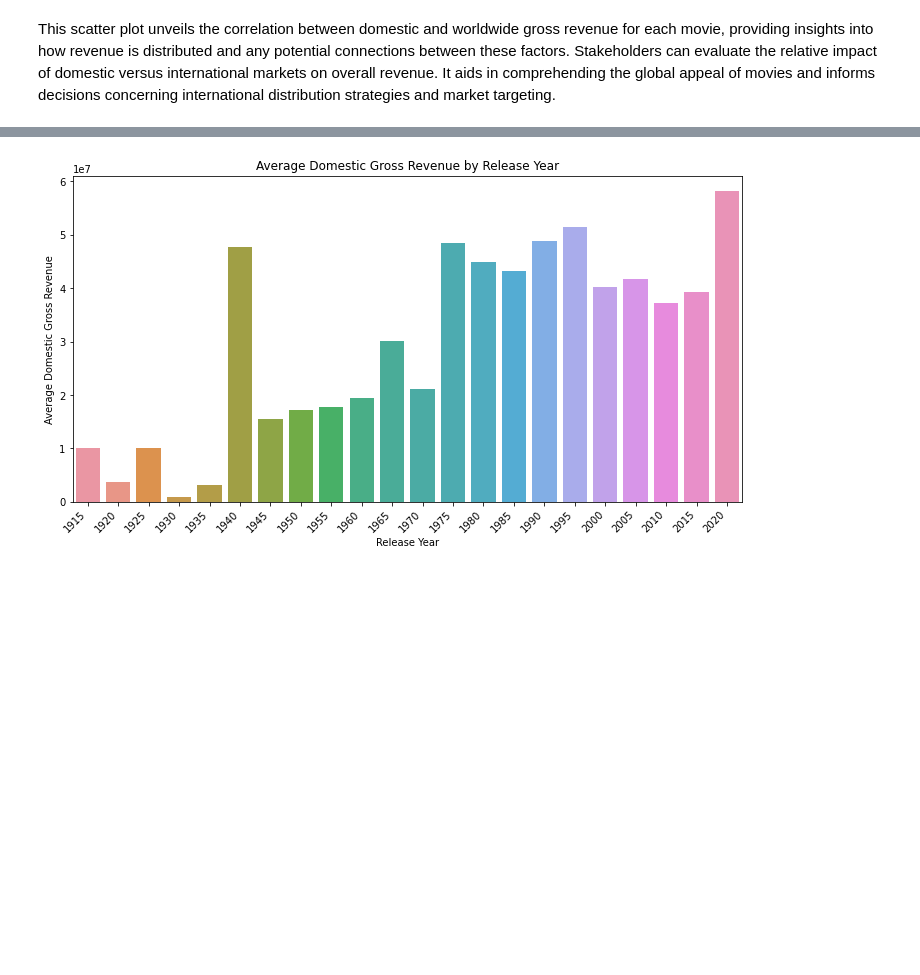
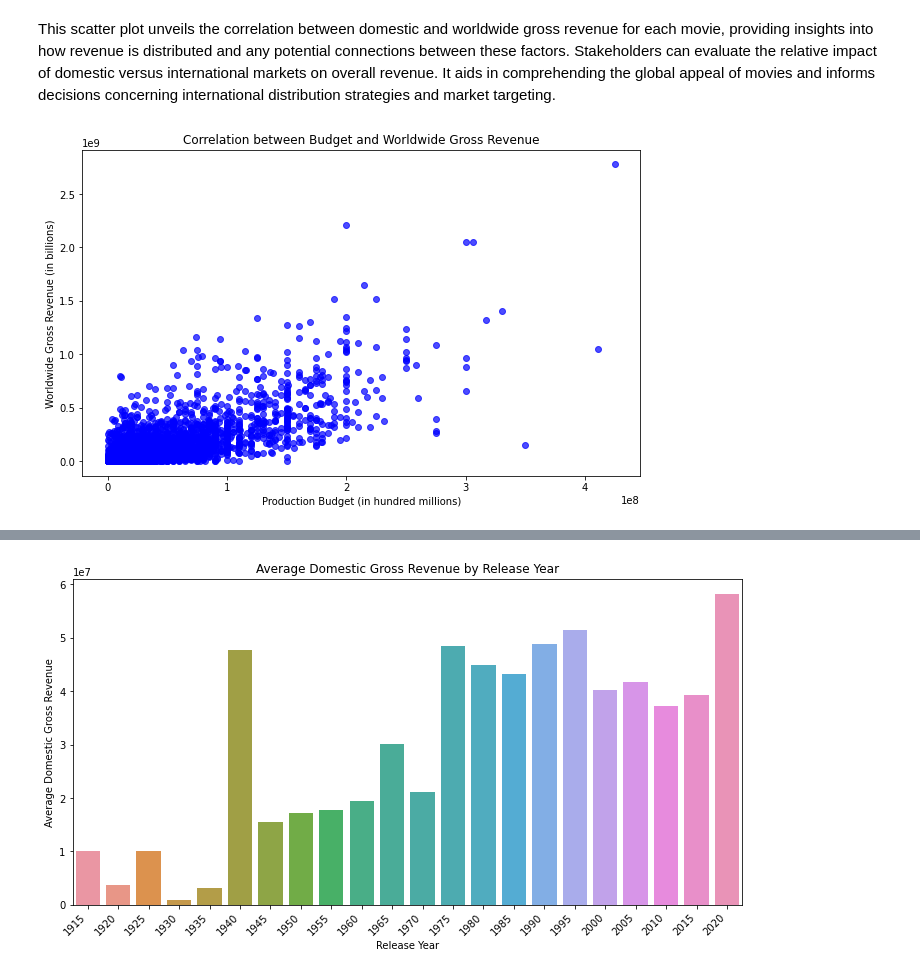
Before and after one commit to Harry-Atulah/dsc-phase-1-project-v2-4, a Jupyter notebook: student.ipynb, the cells around one changed output, grey strips where cells are left out. Cells and saved outputs as stored; diff of their text form; code cells hidden in the pictures; blank space fills up the shorter version.

```diff
--- a/student.ipynb
+++ b/student.ipynb
@@ -406,3 +343,16 @@ plt.show()
 [figure]
 # %% [markdown]
 This scatter plot unveils the correlation between domestic and worldwide gross revenue for each movie, providing insights into how revenue is distributed and any potential connections between these factors. Stakeholders can evaluate the relative impact of domestic versus international markets on overall revenue. It aids in comprehending the global appeal of movies and informs decisions concerning international distribution strategies and market targeting.
+# %%
+production_budget = tn_df['production_budget']
+worldwide_gross = tn_df['worldwide_gross']
+
+# Creating the scatter plot
+plt.figure(figsize=(10, 6))
+plt.scatter(production_budget, worldwide_gross, color='blue', alpha=0.7)
+plt.title('Correlation between Budget and Worldwide Gross Revenue')
+plt.xlabel('Production Budget (in hundred millions)')
+plt.ylabel('Worldwide Gross Revenue (in billions)')
+plt.show()
+# %% [output]
+[figure, added]
```
Also changed, not shown: parts of 76 cells of this notebook.
